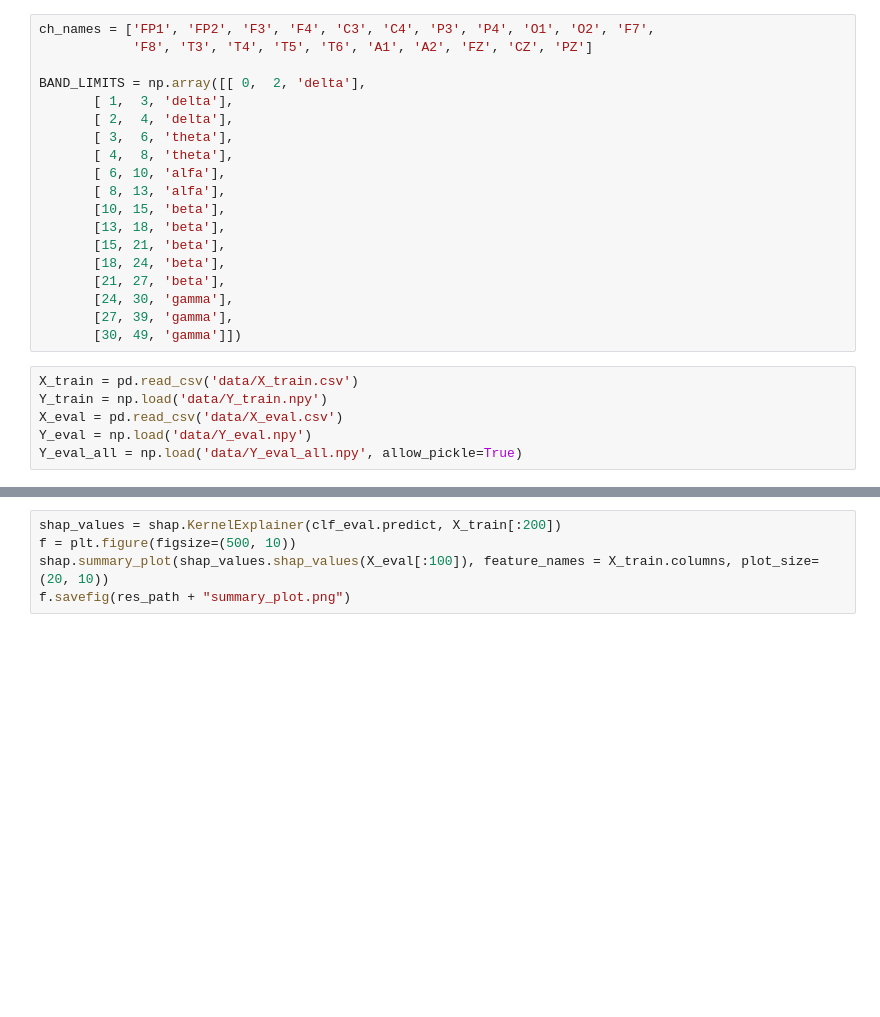
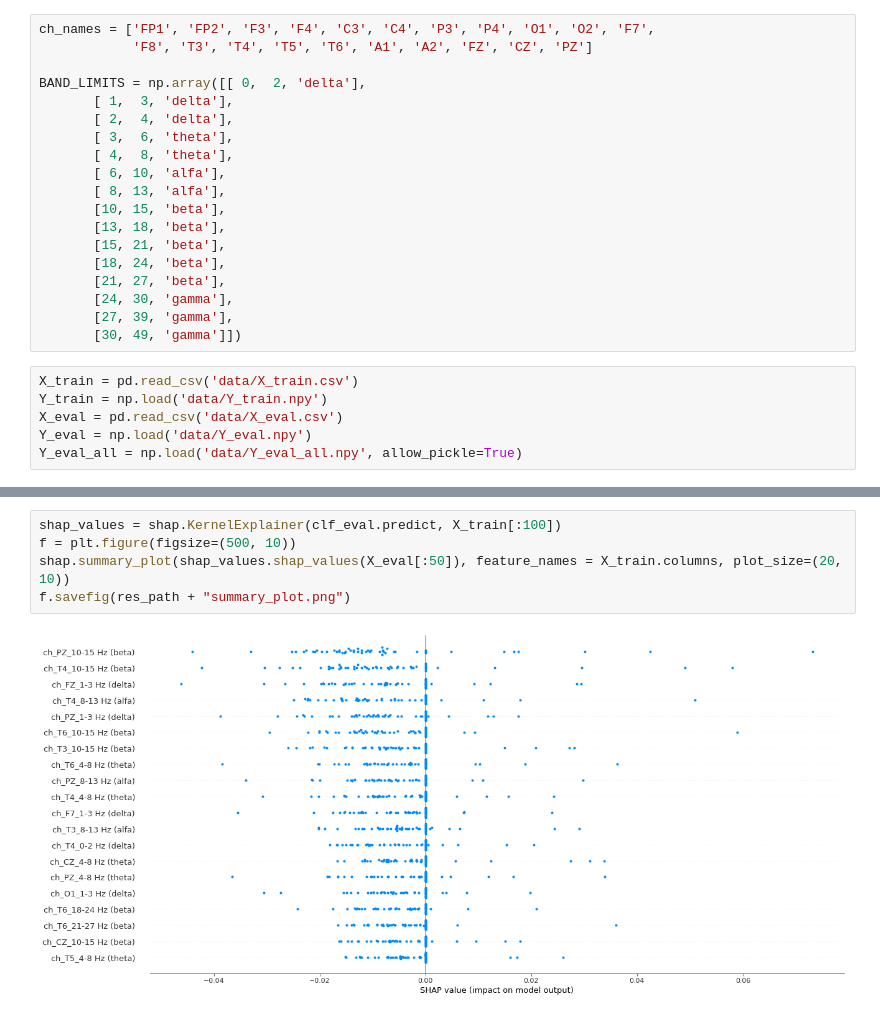
Before and after one commit to k-roota/InterpretableMachineLearning2022, a Jupyter notebook: Homeworks/HW2/MartynaPoziomska/Raport.ipynb, the cells around one changed output, grey strips where cells are left out. Saved outputs shown, nothing was run; the diff lists cells and outputs as text; blank space fills up the shorter version.

```diff
--- a/Homeworks/HW2/MartynaPoziomska/Raport.ipynb
+++ b/Homeworks/HW2/MartynaPoziomska/Raport.ipynb
@@ -209,5 +270,7 @@ for met, [fun, IDX] in D.items():
 # %%
-shap_values = shap.KernelExplainer(clf_eval.predict, X_train[:200])
+shap_values = shap.KernelExplainer(clf_eval.predict, X_train[:100])
 f = plt.figure(figsize=(500, 10))
-shap.summary_plot(shap_values.shap_values(X_eval[:100]), feature_names = X_train.columns, plot_size=(20, 10))
+shap.summary_plot(shap_values.shap_values(X_eval[:50]), feature_names = X_train.columns, plot_size=(20, 10))
 f.savefig(res_path + "summary_plot.png")
+# %% [output]
+[figure, added]
```
Also changed, not shown: parts of 4 cells of this notebook, 9 other files.
